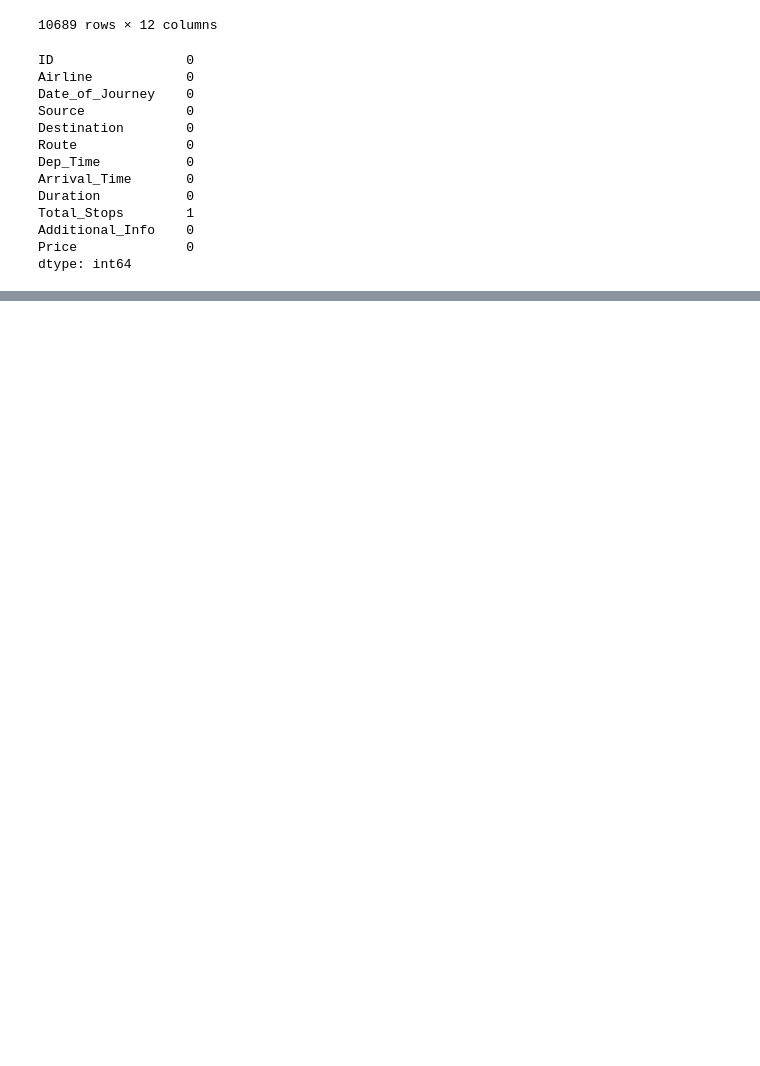
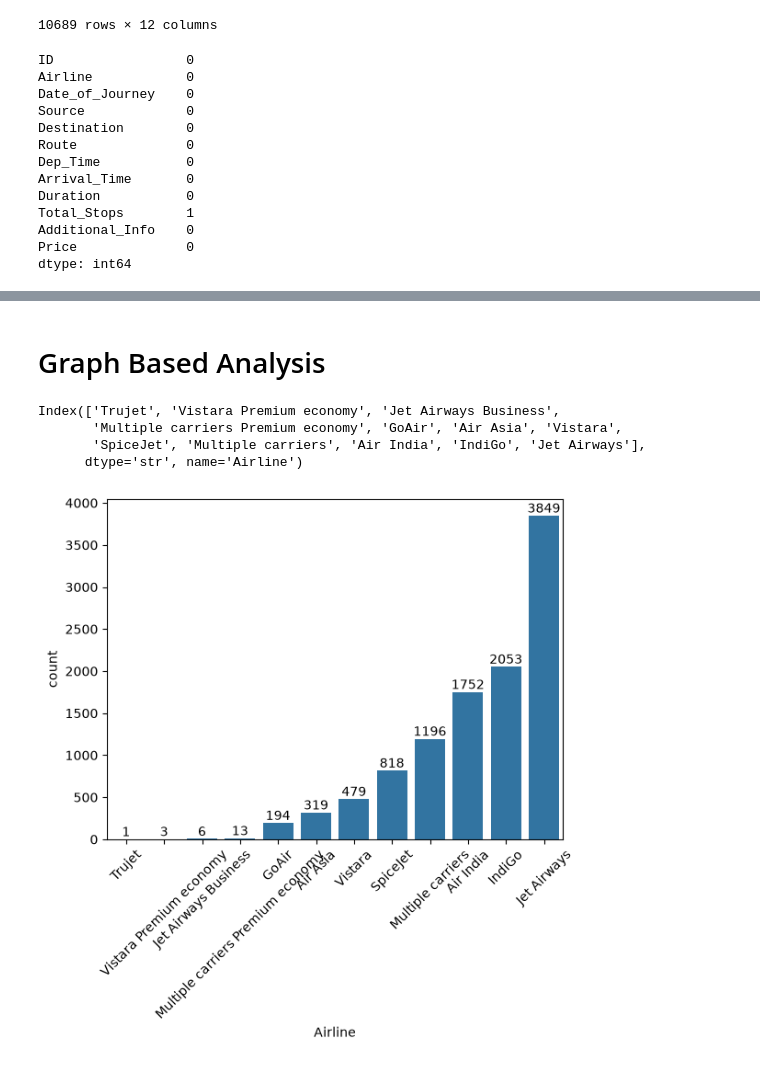
Before and after one commit to SHIVRAJSHINDE/Airline_Project_02, a Jupyter notebook: Analysis.ipynb, the cells around one changed output, grey strips where cells are left out. Drawn from its saved outputs; the diff is of its cells as text; code cells hidden in the pictures; blank space fills up the shorter version.

```diff
--- a/Analysis.ipynb
+++ b/Analysis.ipynb
@@ -119,0 +132,3 @@ dtype: int64
+# %%
+# Remove
+df.drop_duplicates(inplace=True)
@@ -119,0 +150,2 @@ dtype: int64
+# %%
+df['Destination'] = df['Destination'].replace("New Delhi","Delhi")
@@ -119,0 +221,2 @@ dtype: int64
+# %% [markdown]
+# Graph Based Analysis
@@ -119,0 +226,19 @@ dtype: int64
+# %%
+
+AirCount = df.groupby('Airline')['Airline'].count().sort_values()
+AirCount.index
+# %% [output]
+Index(['Trujet', 'Vistara Premium economy', 'Jet Airways Business',
+       'Multiple carriers Premium economy', 'GoAir', 'Air Asia', 'Vistara',
+       'SpiceJet', 'Multiple carriers', 'Air India', 'IndiGo', 'Jet Airways'],
+      dtype='str', name='Airline')
+# %%
+# Count Distribution of Airline
+
+
+ax = sns.countplot(x = df['Airline'],order=AirCount.index)
+ax.bar_label(ax.containers[0])
+plt.xticks(rotation=45)
+plt.show()
+# %% [output]
+[figure, added]
```
Also changed, not shown: parts of 16 cells of this notebook, 3 other files.
